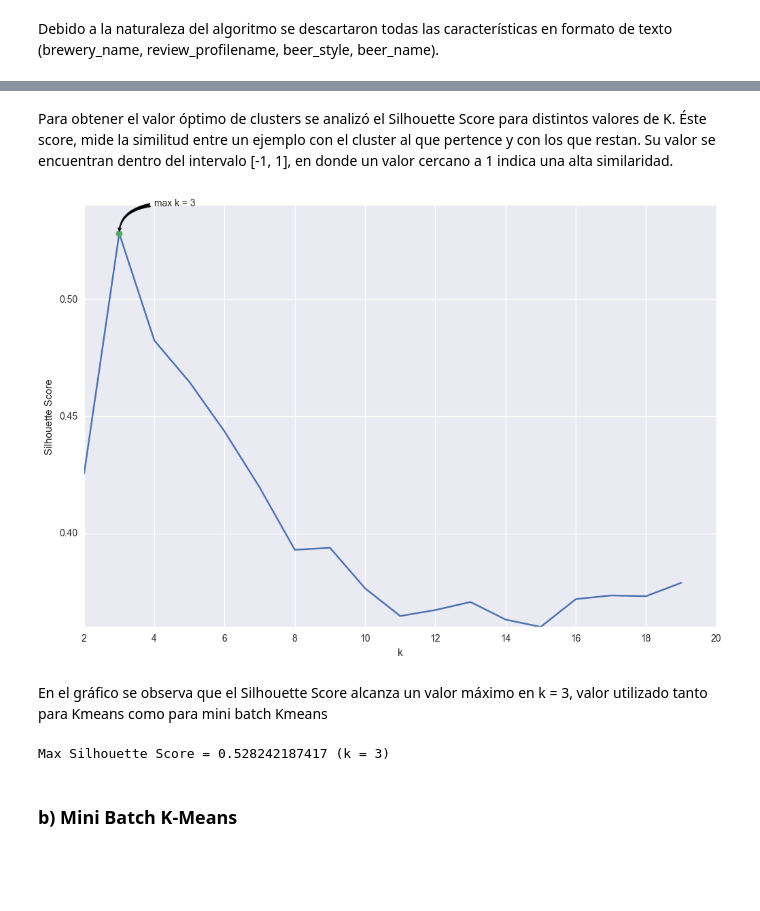
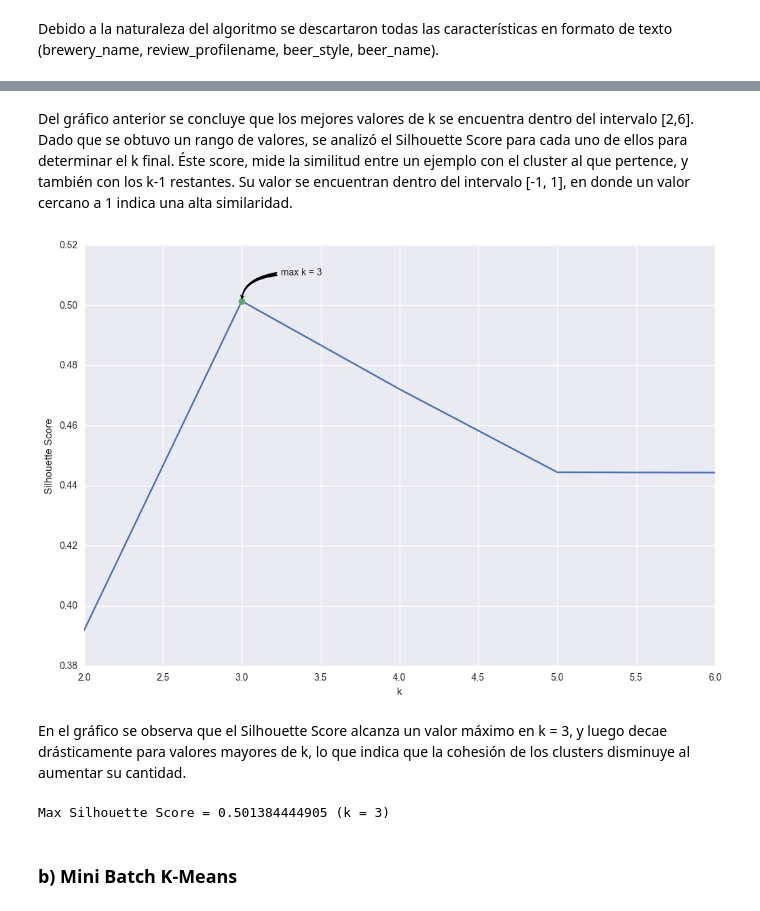
Before and after one commit to MatiasCS/Tarea1MD, a Jupyter notebook: Tarea1MD.ipynb, the cells around one changed output, grey strips where cells are left out. Cells and saved outputs as stored; diff of their text form; code cells hidden in the pictures; blank space fills up the shorter version.

```diff
--- a/Tarea1MD.ipynb
+++ b/Tarea1MD.ipynb
@@ -82,11 +87,12 @@ df = df.drop('brewery_name', axis=1)
 df = df.drop('review_profilename', axis=1)
 df = df.drop('beer_style', axis=1)
 df = df.drop('beer_name', axis=1)
-df = df.drop('brewery_id',axis=1)
-df = df.drop('beer_beerid',axis=1)
-df = df.drop('review_time',axis=1)
+#df = df.drop('brewery_id',axis=1)
+#df = df.drop('beer_beerid',axis=1)
+#df = df.drop('review_time',axis=1)
 df = df.sample(frac=.01)
 df = df[np.isfinite(df['beer_abv'])]
+df = StandardScaler().fit_transform(df)
 X_red = manifold.SpectralEmbedding(n_components=2).fit_transform(df)
 plt.figure(figsize=(12, 8))
 plt.scatter(X_red[:, 0],X_red[:, 1])
@@ -96,29 +120,29 @@ plt.show()
 # %% [markdown]
-Para obtener el valor óptimo de clusters se analizó el Silhouette Score para distintos valores de K. Éste score, mide la similitud entre un ejemplo con el cluster al que pertence y con los que restan. Su valor se encuentran dentro del intervalo [-1, 1], en donde un valor cercano a 1 indica una alta similaridad.
+Del gráfico anterior se concluye que los mejores valores de k se encuentra dentro del intervalo [2,6]. Dado que se obtuvo un rango de valores, se analizó el Silhouette Score para cada uno de ellos para determinar el k final. Éste score, mide la similitud entre un ejemplo con el cluster al que pertence, y también con los k-1 restantes. Su valor se encuentran dentro del intervalo [-1, 1], en donde un valor cercano a 1 indica una alta similaridad.
 # %%
 sc = []
-for n_clusters in range(2,20):
+for n_clusters in range(2,7):
     kmeans = KMeans(n_clusters=n_clusters).fit(X_red)
     labels = kmeans.labels_
     centroids = kmeans.cluster_centers_
     sc.append(silhouette_score(X_red, labels, metric='euclidean'))
 
 plt.figure(figsize=(12, 8))
-plt.plot(range(2,20),sc)
+plt.plot(range(2,7),sc)
 plt.plot(np.argmax(sc)+2, np.amax(sc),'o')
-plt.annotate('max k = 3', xy=(np.argmax(sc)+2, np.amax(sc)), xytext=(4, 0.54),
+plt.annotate('max k = 3', xy=(np.argmax(sc)+2, np.amax(sc)), xytext=(3.25, 0.51),
             arrowprops=dict(facecolor='black', arrowstyle = 'fancy',
                             connectionstyle="angle3,angleA=0,angleB=-90"))
 plt.ylabel("Silhouette Score")
 plt.xlabel("k")
 sns.despine()
 plt.show()
 # %% [output]
-[figure, old version]
+[figure, new version]
 # %% [markdown]
-En el gráfico se observa que el Silhouette Score alcanza un valor máximo en k = 3, valor utilizado tanto para Kmeans como para mini batch Kmeans
+En el gráfico se observa que el Silhouette Score alcanza un valor máximo en k = 3, y luego decae drásticamente para valores mayores de k, lo que indica que la cohesión de los clusters disminuye al aumentar su cantidad.
 # %%
 print("Max Silhouette Score = {} (k = {})" ).format(np.amax(sc),np.argmax(sc)+2)
 # %% [output]
-Max Silhouette Score = 0.528242187417 (k = 3)
+Max Silhouette Score = 0.501384444905 (k = 3)
 # %%
```
Also changed, not shown: parts of 12 cells of this notebook.
